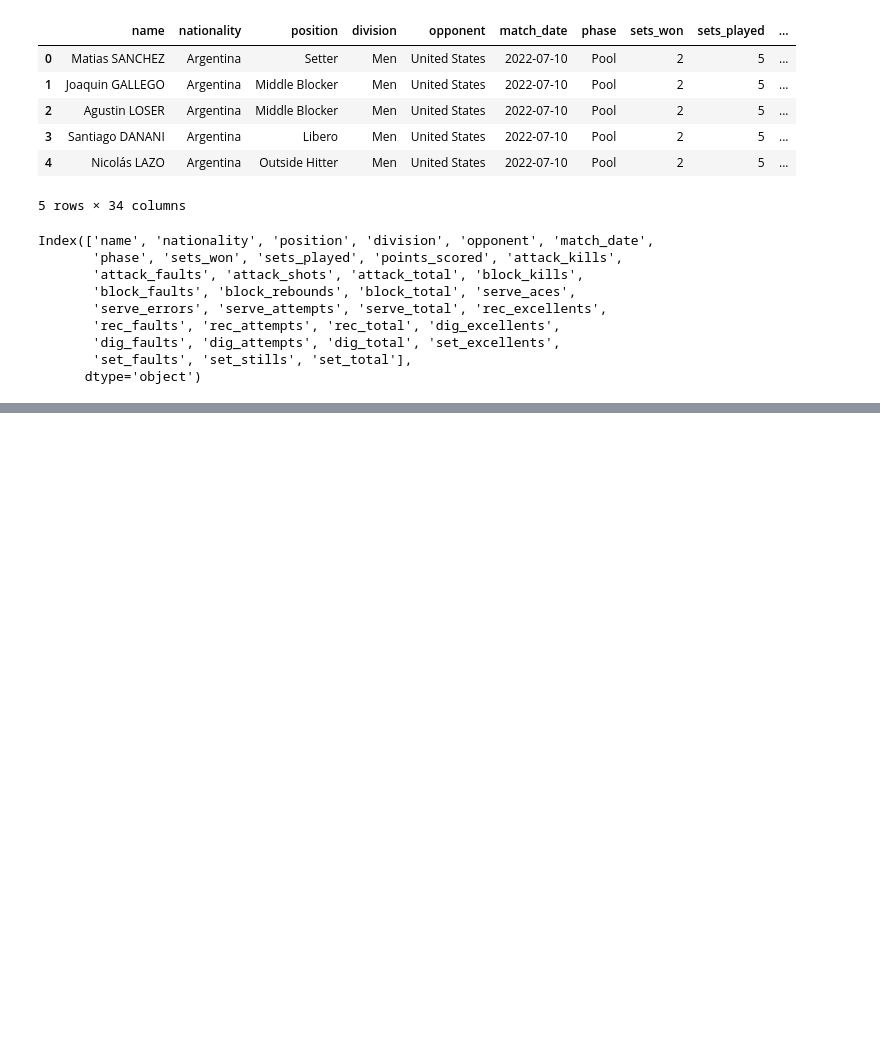
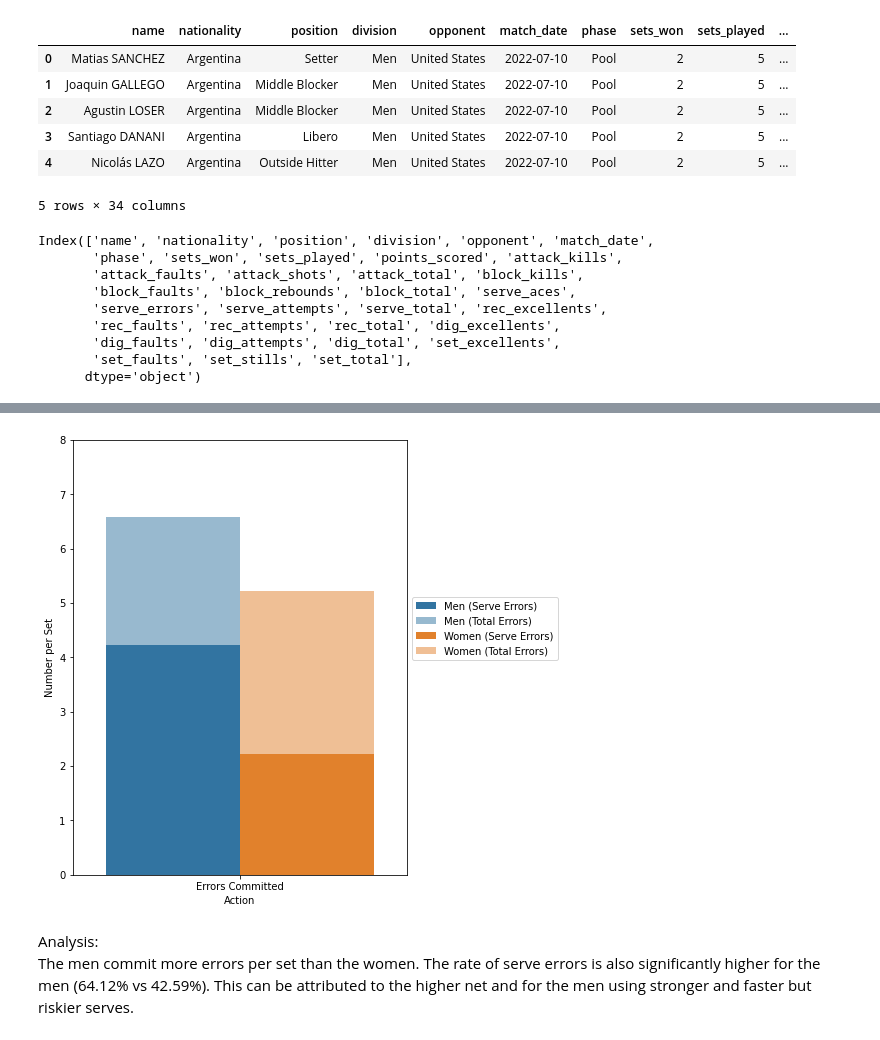
Before and after one commit to emdomingo/vnl2022-stats-exploration, a Jupyter notebook: notebooks/02-men-vs-women-comparision.ipynb, the cells around one changed output, grey strips where cells are left out. Saved outputs shown, nothing was run; the diff lists cells and outputs as text; code cells hidden in the pictures; blank space fills up the shorter version.

```diff
--- a/notebooks/02-men-vs-women-comparision.ipynb
+++ b/notebooks/02-men-vs-women-comparision.ipynb
@@ -352,6 +267,0 @@ sns.barplot(data=error_df, x='division', y='err_per_set', hue='errors')
-# %%
-error_df = player_df.groupby(['nationality', 'division', 'opponent', 'phase'], as_index=False)['serve_errors'].sum()
-error_df = error_df.merge(team_df[['team', 'division', 'opponent', 'phase', 'team_err_committed', 'sets_played']], left_on=['nationality', 'division', 'opponent', 'phase'], right_on=['team', 'division', 'opponent', 'phase']).drop('team', axis=1)
-error_df = error_df.groupby('division').sum()
-error_df = error_df.iloc[:,:-1].div(error_df['sets_played'], axis=0)
-error_df
@@ -371,0 +289,25 @@ error_df
+# %%
+plt.figure(figsize=(6, 8))
+
+ax = sns.barplot(data=error_df[error_df['errors']=='serve_errors'], x='errors', y='err_per_set', hue='division')
+ax = sns.barplot(data=error_df[error_df['errors']=='team_err_committed'], x='errors', y='err_per_set', hue='division', alpha=0.5)
+
+ax.set_xticklabels(['Errors Committed'])
+
+plt.xlabel('Action')
+plt.ylabel('Number per Set')
+plt.ylim(0,8)
+
+handles, _ = plt.gca().get_legend_handles_labels()
+labels = ['Men (Serve Errors)', 'Men (Total Errors)', 'Women (Serve Errors)', 'Women (Total Errors)']
+
+order = [0, 2, 1, 3]
+
+ax.legend([handles[idx] for idx in order], labels, bbox_to_anchor=(1, 0.65))
+
+plt.show()
+# %% [output]
+[figure, added]
+# %% [markdown]
+Analysis: <br>
+The men commit more errors per set than the women. The rate of serve errors is also significantly higher for the men (64.12% vs 42.59%). This can be attributed to the higher net and for the men using stronger and faster but riskier serves.
```
Also changed, not shown: parts of 30 cells of this notebook.
